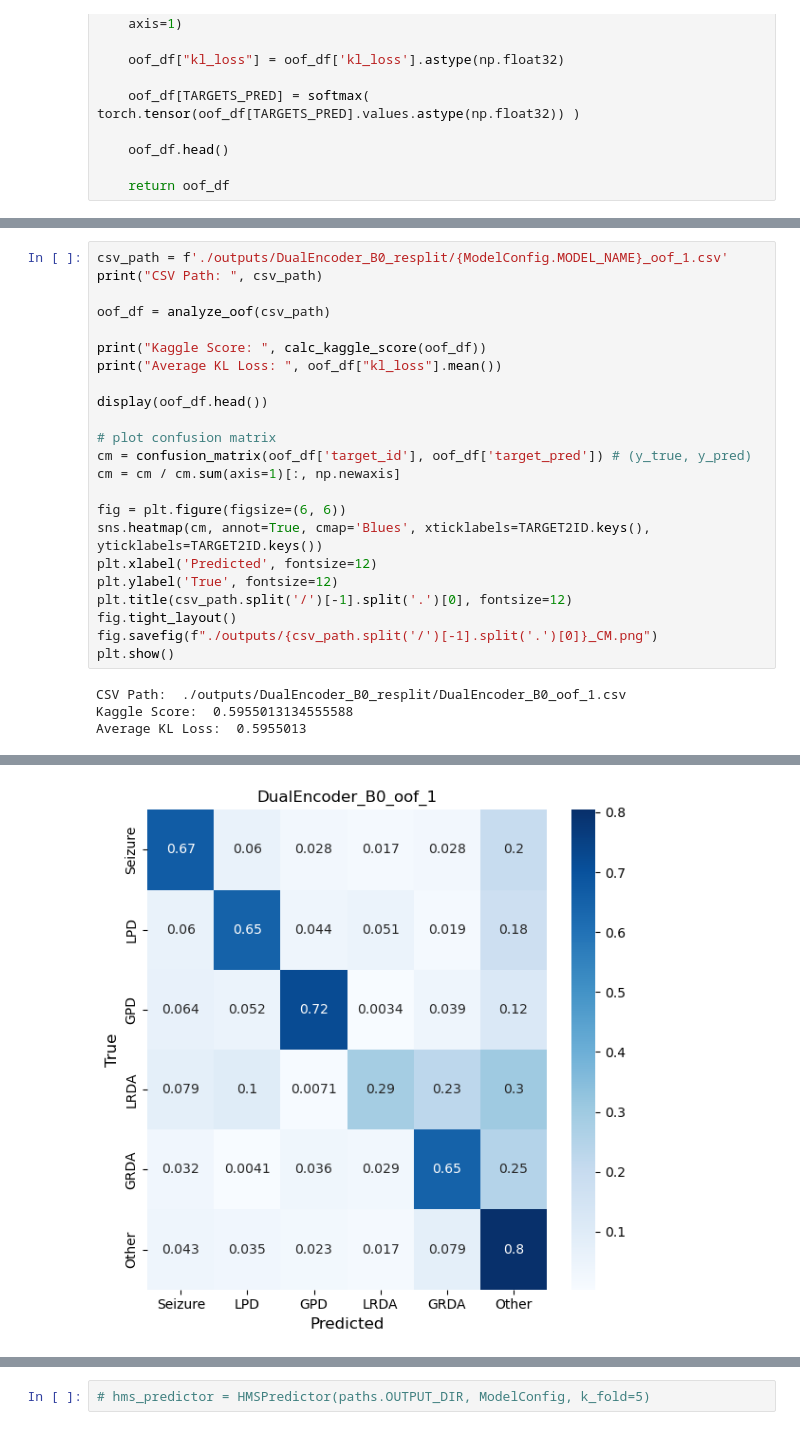
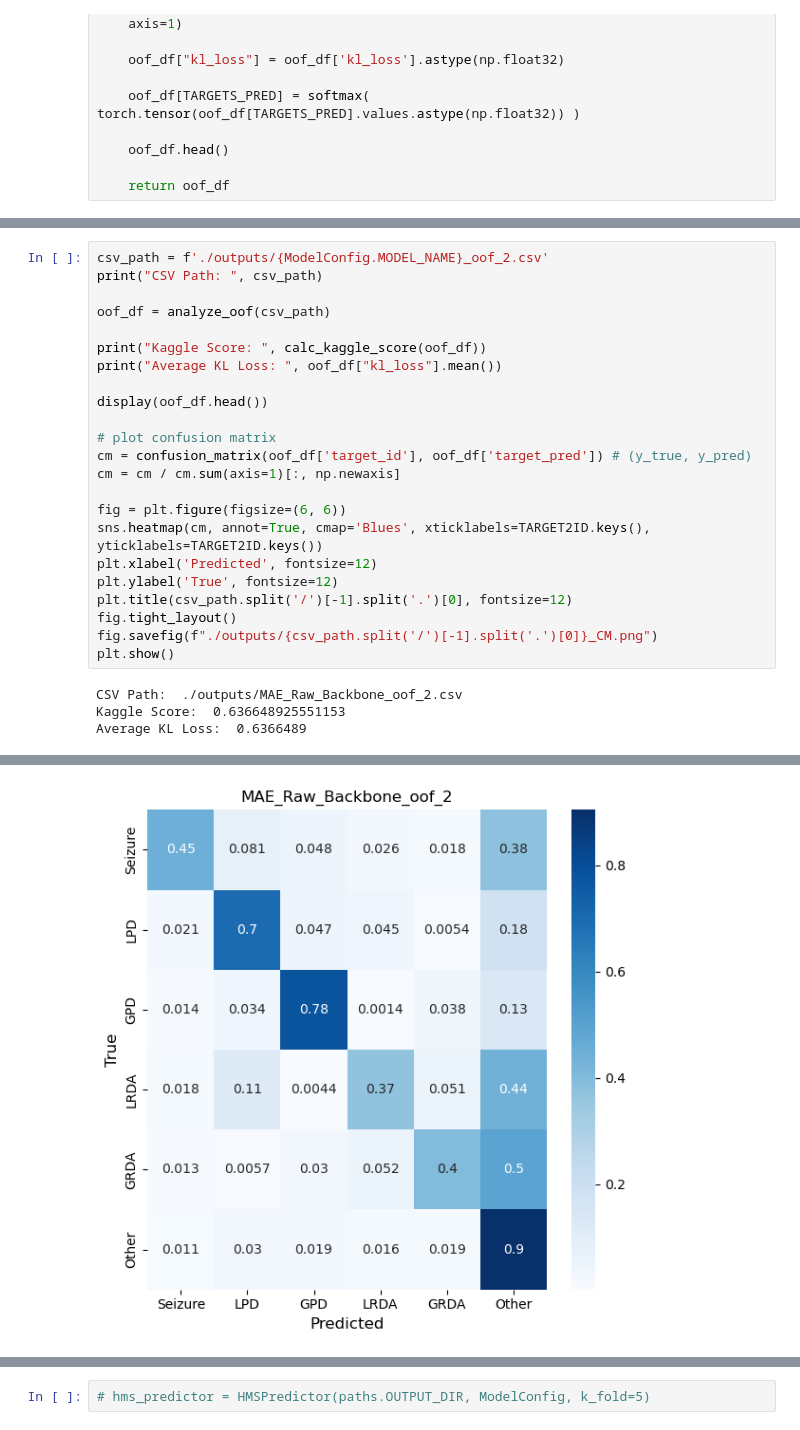
Before and after one commit to AzimuthLI/kaggle_hms, a Jupyter notebook: train_hms_two_stage.ipynb, the cells around one changed output, grey strips where cells are left out. Drawn from its saved outputs; the diff is of its cells as text.

```diff
--- a/train_hms_two_stage.ipynb
+++ b/train_hms_two_stage.ipynb
@@ -370,37 +373,37 @@ Epoch 3 - Average Loss: (train) 0.4464; (valid) 0.5691 | Time: 150.63s
 # %%
-csv_path = f'./outputs/DualEncoder_B0_resplit/{ModelConfig.MODEL_NAME}_oof_1.csv'
+csv_path = f'./outputs/{ModelConfig.MODEL_NAME}_oof_2.csv'
 print("CSV Path: ", csv_path)
 
 oof_df = analyze_oof(csv_path)
 
 print("Kaggle Score: ", calc_kaggle_score(oof_df))
 print("Average KL Loss: ", oof_df["kl_loss"].mean())
 
 display(oof_df.head())
 
 # plot confusion matrix
 cm = confusion_matrix(oof_df['target_id'], oof_df['target_pred']) # (y_true, y_pred)
 cm = cm / cm.sum(axis=1)[:, np.newaxis]
 
 fig = plt.figure(figsize=(6, 6))
 sns.heatmap(cm, annot=True, cmap='Blues', xticklabels=TARGET2ID.keys(), yticklabels=TARGET2ID.keys())
 plt.xlabel('Predicted', fontsize=12)
 plt.ylabel('True', fontsize=12)
 plt.title(csv_path.split('/')[-1].split('.')[0], fontsize=12)
 fig.tight_layout()
 fig.savefig(f"./outputs/{csv_path.split('/')[-1].split('.')[0]}_CM.png")
 plt.show()
 # %% [output]
-CSV Path:  ./outputs/DualEncoder_B0_resplit/DualEncoder_B0_oof_1.csv
-Kaggle Score:  0.5955013134555588
-Average KL Loss:  0.5955013
+CSV Path:  ./outputs/MAE_Raw_Backbone_oof_2.csv
+Kaggle Score:  0.636648925551153
+Average KL Loss:  0.6366489
 |  | eeg_id | seizure_vote | lpd_vote | gpd_vote | lrda_vote | grda_vote | other_vote | spectrogram_id | min | ... |
 | 0 | 751790 | 0.0 | 0.000000 | 1.000000 | 0.000000 | 0.000000 | 0.000000 | 618728447 | 908.0 | ... |
 | 1 | 2366870 | 0.0 | 0.333333 | 0.000000 | 0.000000 | 0.000000 | 0.666667 | 1232582129 | 0.0 | ... |
 | 2 | 2482631 | 0.0 | 0.000000 | 0.133333 | 0.066667 | 0.133333 | 0.666667 | 978166025 | 1902.0 | ... |
 | 3 | 2521897 | 0.0 | 0.000000 | 0.083333 | 0.083333 | 0.333333 | 0.500000 | 673742515 | 0.0 | ... |
 | 4 | 3108700 | 0.0 | 0.000000 | 0.000000 | 0.000000 | 0.000000 | 1.000000 | 223960986 | 0.0 | ... |
-[figure, old version]
+[figure, new version]
 # %%
 # check distribution of targets
 fig, axes = plt.subplots(1, 2, figsize=(10, 5))
```
Also changed, not shown: parts of 4 cells of this notebook, 3 other files.
